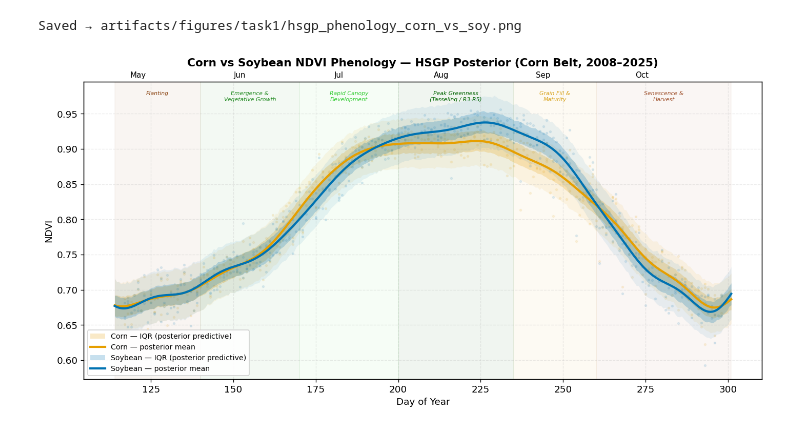
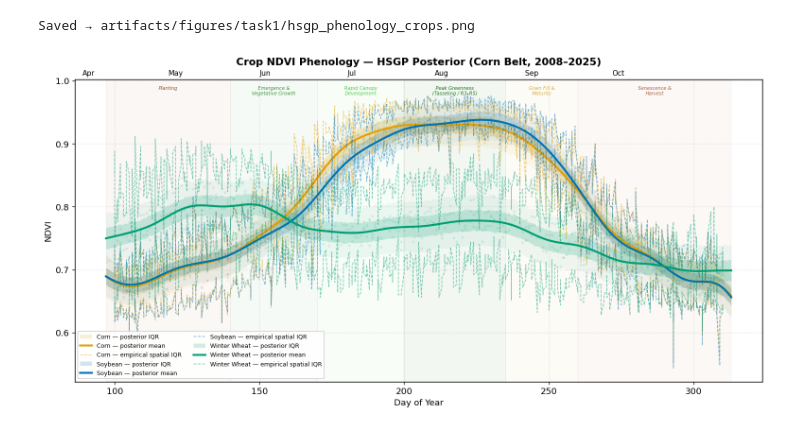
Before and after one commit to SatrunsDream/GeoCrop-Spatiotemporal-Modeling, a Jupyter notebook: notebooks/task1_ndvi_timeseries/model.ipynb, the cells around one changed output. Saved outputs shown, nothing was run; the diff lists cells and outputs as text; code cells hidden in the pictures.

```diff
--- a/notebooks/task1_ndvi_timeseries/model.ipynb
+++ b/notebooks/task1_ndvi_timeseries/model.ipynb
@@ -48,6 +89,8 @@ with open(REPO_ROOT / "configs" / "task1_ndvi_analysis.yaml") as f:
 
 CORN = int(cfg["cdl"]["crop_classes"]["corn"])
 SOY = int(cfg["cdl"]["crop_classes"]["soybean"])
+WHEAT = int(cfg["cdl"]["crop_classes"]["winter_wheat"])
 SEED = int(cfg.get("run", {}).get("seed", 42))
-print(f"JAX backend: {jax.default_backend()} | Corn CDL={CORN}, Soy CDL={SOY}, seed={SEED}")
+CROP_MAP = {"corn": CORN, "soy": SOY, "wheat": WHEAT}
+print(f"JAX backend: {jax.default_backend()} | Corn={CORN}, Soy={SOY}, Wheat={WHEAT}, seed={SEED}")
 # %% [output]
@@ -189,10 +263,14 @@ def fit_hsgp_svi(model, x, y, num_steps=8000, lr=0.005, seed=42):
     svi_result = svi.run(jr.PRNGKey(seed), num_steps, x, y=y, progress_bar=True)
     return svi_result, guide
 
+CROP_COLORS = {"corn": "#E69F00", "soy": "#0072B2", "wheat": "#009E73"}
+crop_names = list(CROP_COLORS.keys())
+
 results = {}
-fig, axes = plt.subplots(1, 2, figsize=(12, 3.5))
+fig, axes = plt.subplots(1, len(crop_names), figsize=(5 * len(crop_names), 3.5))
 
-for idx, (crop_name, color) in enumerate([("corn", "#E69F00"), ("soy", "#0072B2")]):
+for idx, crop_name in enumerate(crop_names):
+    color = CROP_COLORS[crop_name]
     crop_df = df[df["crop"] == crop_name]
     doy_vals = crop_df["doy"].values.astype(np.float64)
     ndvi_vals = crop_df["mean_ndvi"].values.astype(np.float64)
@@ -244,6 +325,8 @@ for crop_name, res in results.items():
     ppc = predictive(jr.PRNGKey(SEED + 1), x_pred)
     mu_s = np.array(ppc["mu"])
     obs_s = np.array(ppc["obs"])
+
+    crop_obs = df[df["crop"] == crop_name]
     predictions[crop_name] = dict(
         doy=doy_grid,
         mu_mean=mu_s.mean(0),
@@ -253,6 +336,10 @@ for crop_name, res in results.items():
         obs_q25=np.percentile(obs_s, 25, axis=0),
         obs_q75=np.percentile(obs_s, 75, axis=0),
         obs_q95=np.percentile(obs_s, 95, axis=0),
+        emp_doy=crop_obs["doy"].values,
+        emp_mean=crop_obs["mean_ndvi"].values,
+        emp_q25=crop_obs["q25_ndvi"].values,
+        emp_q75=crop_obs["q75_ndvi"].values,
     )
     pk = int(np.argmax(predictions[crop_name]["mu_mean"]))
     pk_doy = doy_grid[pk]
@@ -272,66 +362,79 @@ Scatter points are the raw per-year weekly means that the model was fit to.
 # %%
-CROP_STYLE = {"corn": ("#E69F00", "Corn"), "soy": ("#0072B2", "Soybean")}
+PLOT_STYLE = {
+    "corn":  ("#E69F00", "Corn"),
+    "soy":   ("#0072B2", "Soybean"),
+    "wheat": ("#009E73", "Winter Wheat"),
+}
 
-fig, ax = plt.subplots(figsize=(12, 6))
+fig, ax = plt.subplots(figsize=(13, 6.5))
 
-for crop, (color, label) in CROP_STYLE.items():
+for crop, (color, label) in PLOT_STYLE.items():
     p = predictions[crop]
     r = results[crop]
     d = p["doy"]
 
     ax.fill_between(d, p["obs_q05"], p["obs_q95"],
-                    alpha=0.08, color=color, lw=0)
+                    alpha=0.06, color=color, lw=0)
     ax.fill_between(d, p["obs_q25"], p["obs_q75"],
-                    alpha=0.22, color=color, lw=0,
-                    label=f"{label} \u2014 IQR (posterior predictive)")
+                    alpha=0.18, color=color, lw=0,
+                    label=f"{label} \u2014 posterior IQR")
     ax.plot(d, p["mu_mean"], color=color, lw=2.5,
             label=f"{label} \u2014 posterior mean")
+
+    crop_df_emp = df[df["crop"] == crop].groupby("doy")[["q25_ndvi", "q75_ndvi"]].mean()
+    emp_doy_agg = crop_df_emp.index.values
+    ax.plot(emp_doy_agg, crop_df_emp["q25_ndvi"].values,
+            color=color, lw=1.2, ls="--", alpha=0.6)
+    ax.plot(emp_doy_agg, crop_df_emp["q75_ndvi"].values,
+            color=color, lw=1.2, ls="--", alpha=0.6,
+            label=f"{label} \u2014 empirical spatial IQR")
+
     ax.scatter(r["doy_raw"], r["ndvi_raw"], color=color,
-               s=5, alpha=0.10, zorder=1)
+               s=5, alpha=0.08, zorder=1)
 
 stages = [
-    (doy_lo - 3, 140, "Planting",                          "#8B4513", 0.05),
-    (140,        170, "Emergence &\nVegetative Growth",     "#228B22", 0.05),
-    (170,        200, "Rapid Canopy\nDevelopment",          "#32CD32", 0.04),
-    (200,        235, "Peak Greenness\n(Tasseling / R3-R5)","#006400", 0.06),
-    (235,        260, "Grain Fill &\nMaturity",             "#DAA520", 0.05),
-    (260, doy_hi + 3, "Senescence &\nHarvest",             "#A0522D", 0.05),
+    (doy_lo - 3, 140, "Planting",                           "#8B4513", 0.04),
+    (140,        170, "Emergence &\nVegetative Growth",      "#228B22", 0.04),
+    (170,        200, "Rapid Canopy\nDevelopment",           "#32CD32", 0.03),
+    (200,        235, "Peak Greenness\n(Tasseling / R3\u2013R5)", "#006400", 0.05),
+    (235,        260, "Grain Fill &\nMaturity",              "#DAA520", 0.04),
+    (260, doy_hi + 3, "Senescence &\nHarvest",              "#A0522D", 0.04),
 ]
 ylo, yhi = ax.get_ylim()
 for lo, hi, lbl, c, a in stages:
     ax.axvspan(lo, hi, alpha=a, color=c, zorder=0)
-    ax.text((lo + hi) / 2, yhi - 0.03 * (yhi - ylo), lbl,
-            ha="center", va="top", fontsize=6.5, color=c,
-            fontstyle="italic", alpha=1.0)
+    ax.text((lo + hi) / 2, yhi - 0.02 * (yhi - ylo), lbl,
+            ha="center", va="top", fontsize=6, color=c,
+            fontstyle="italic", alpha=0.9)
 
 ax.set(xlabel="Day of Year", ylabel="NDVI")
 ax.set_title(
-    f"Corn vs Soybean NDVI Phenology \u2014 HSGP Posterior "
+    f"Crop NDVI Phenology \u2014 HSGP Posterior "
     f"(Corn Belt, {YEARS[0]}\u2013{YEARS[-1]})",
     fontsize=13, fontweight="bold",
 )
-ax.legend(loc="lower left", fontsize=8.5, framealpha=0.9)
+ax.legend(loc="lower left", fontsize=7.5, framealpha=0.9, ncol=2)
 ax.grid(True, ls="--", alpha=0.25)
 
 ax2 = ax.twiny()
-month_doys = [(121, "May"), (152, "Jun"), (182, "Jul"),
-              (213, "Aug"), (244, "Sep"), (274, "Oct")]
+month_doys = [(60, "Mar"), (91, "Apr"), (121, "May"), (152, "Jun"),
+              (182, "Jul"), (213, "Aug"), (244, "Sep"), (274, "Oct")]
 visible = [(d, m) for d, m in month_doys
            if ax.get_xlim()[0] - 5 <= d <= ax.get_xlim()[1] + 5]
 ax2.set_xlim(ax.get_xlim())
 ax2.set_xticks([d for d, _ in visible])
 ax2.set_xticklabels([m for _, m in visible], fontsize=9)
 ax2.tick_params(length=0)
 
 plt.tight_layout()
 out_dir = REPO_ROOT / cfg.get("output", {}).get("figures_dir", "artifacts/figures/task1/")
 out_dir.mkdir(parents=True, exist_ok=True)
-fig.savefig(out_dir / "hsgp_phenology_corn_vs_soy.png", dpi=200, bbox_inches="tight")
-print(f"Saved \u2192 {(out_dir / 'hsgp_phenology_corn_vs_soy.png').relative_to(REPO_ROOT)}")
+fig.savefig(out_dir / "hsgp_phenology_crops.png", dpi=200, bbox_inches="tight")
+print(f"Saved \u2192 {(out_dir / 'hsgp_phenology_crops.png').relative_to(REPO_ROOT)}")
 plt.show()
 # %% [output]
-Saved → artifacts/figures/task1/hsgp_phenology_corn_vs_soy.png
+Saved → artifacts/figures/task1/hsgp_phenology_crops.png
-[figure, old version]
+[figure, new version]
 # %%
 rows = []
 for crop, pred in predictions.items():
```
Also changed, not shown: parts of 21 cells of this notebook, 6 other files.
